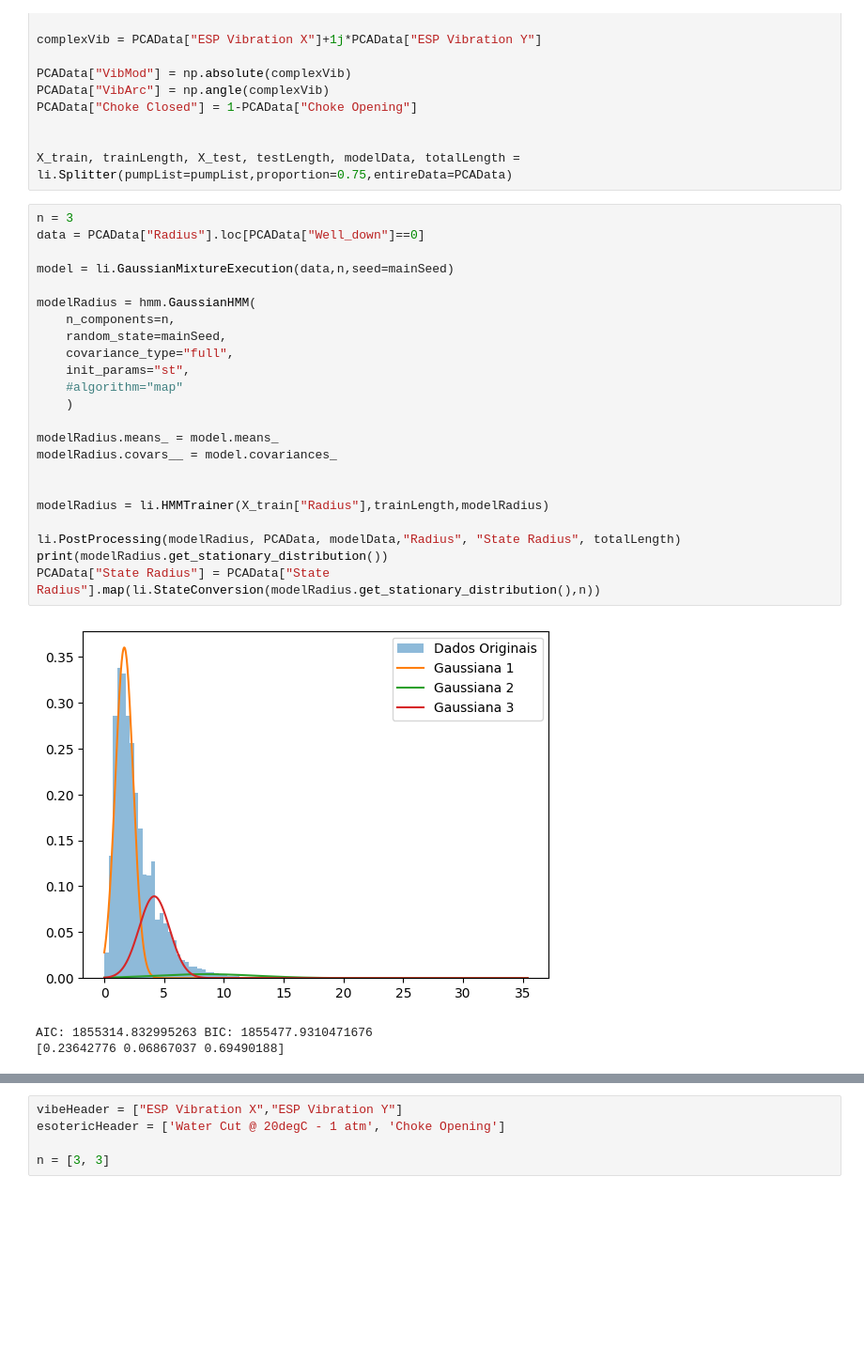
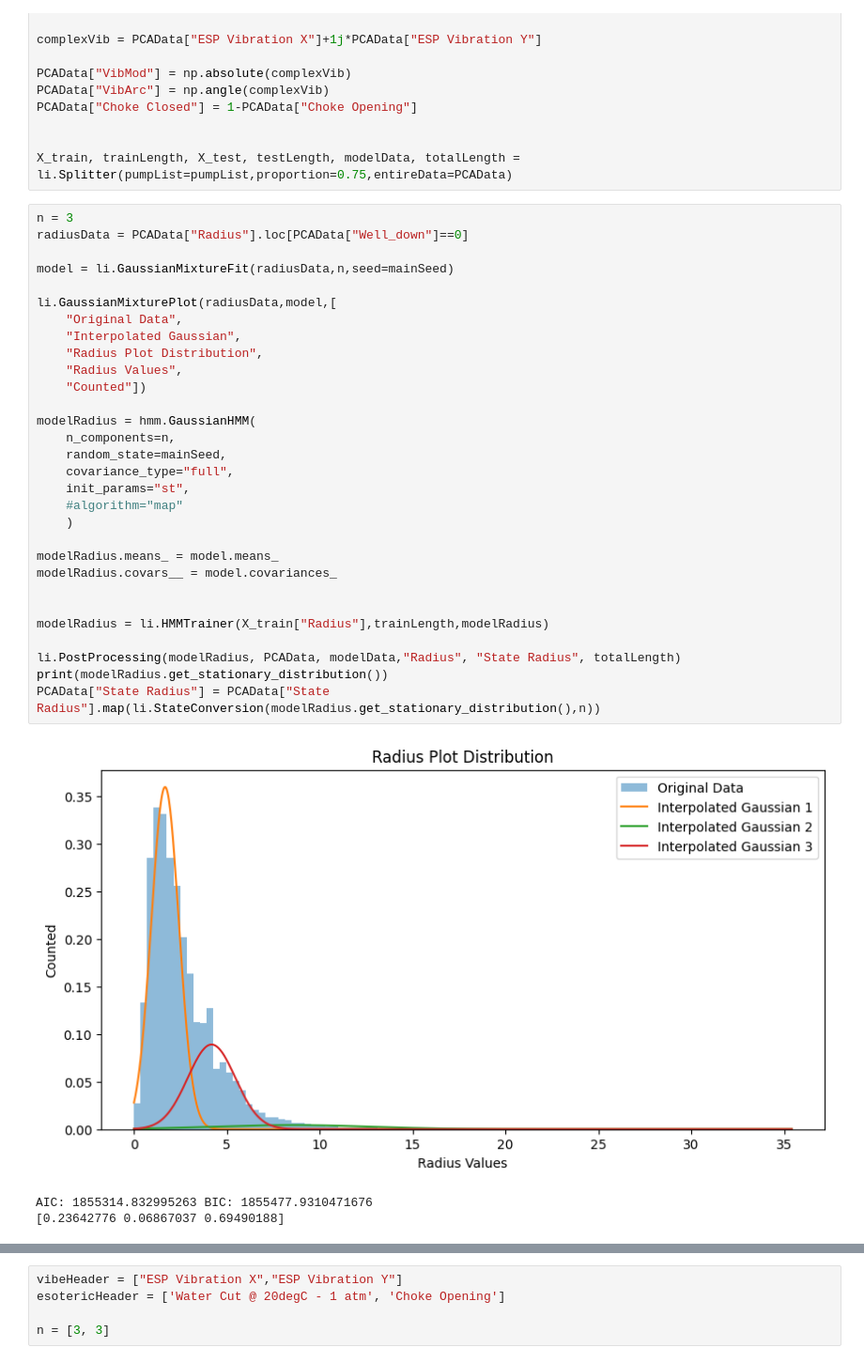
Before and after one commit to RL2-SP3/LISSA, a Jupyter notebook: examples/analise_modelos_hmm.ipynb, the cells around one changed output, grey strips where cells are left out. Shown at 94% size. Drawn from its saved outputs; the diff is of its cells as text; blank space fills up the shorter version.

```diff
--- a/examples/analise_modelos_hmm.ipynb
+++ b/examples/analise_modelos_hmm.ipynb
@@ -36,28 +36,35 @@ PCAData["Choke Closed"] = 1-PCAData["Choke Opening"]
 X_train, trainLength, X_test, testLength, modelData, totalLength = li.Splitter(pumpList=pumpList,proportion=0.75,entireData=PCAData)
 # %%
 n = 3
-data = PCAData["Radius"].loc[PCAData["Well_down"]==0]
+radiusData = PCAData["Radius"].loc[PCAData["Well_down"]==0]
 
-model = li.GaussianMixtureExecution(data,n,seed=mainSeed)
+model = li.GaussianMixtureFit(radiusData,n,seed=mainSeed)
+
+li.GaussianMixturePlot(radiusData,model,[
+    "Original Data",
+    "Interpolated Gaussian",
+    "Radius Plot Distribution",
+    "Radius Values",
+    "Counted"])
 
 modelRadius = hmm.GaussianHMM(
     n_components=n,
     random_state=mainSeed,
     covariance_type="full",
     init_params="st",
     #algorithm="map"
     )
 
 modelRadius.means_ = model.means_
 modelRadius.covars__ = model.covariances_
 
 
 modelRadius = li.HMMTrainer(X_train["Radius"],trainLength,modelRadius)
 
 li.PostProcessing(modelRadius, PCAData, modelData,"Radius", "State Radius", totalLength)
 print(modelRadius.get_stationary_distribution())
 PCAData["State Radius"] = PCAData["State Radius"].map(li.StateConversion(modelRadius.get_stationary_distribution(),n))
 # %% [output]
-[figure, old version]
+[figure, new version]
 AIC: 1855314.832995263 BIC: 1855477.9310471676
 [0.23642776 0.06867037 0.69490188]
```
Also changed, not shown: parts of 12 cells of this notebook, 5 other files.
